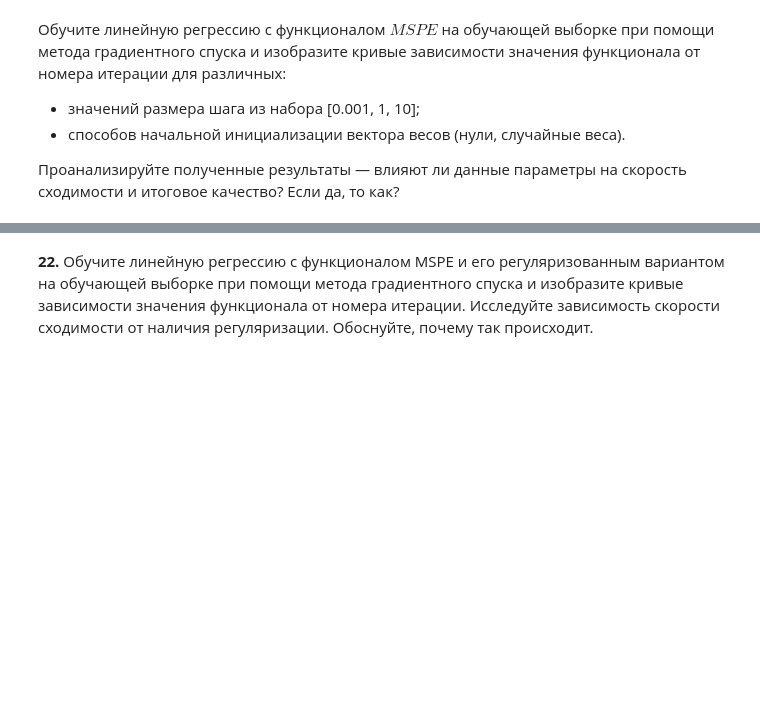
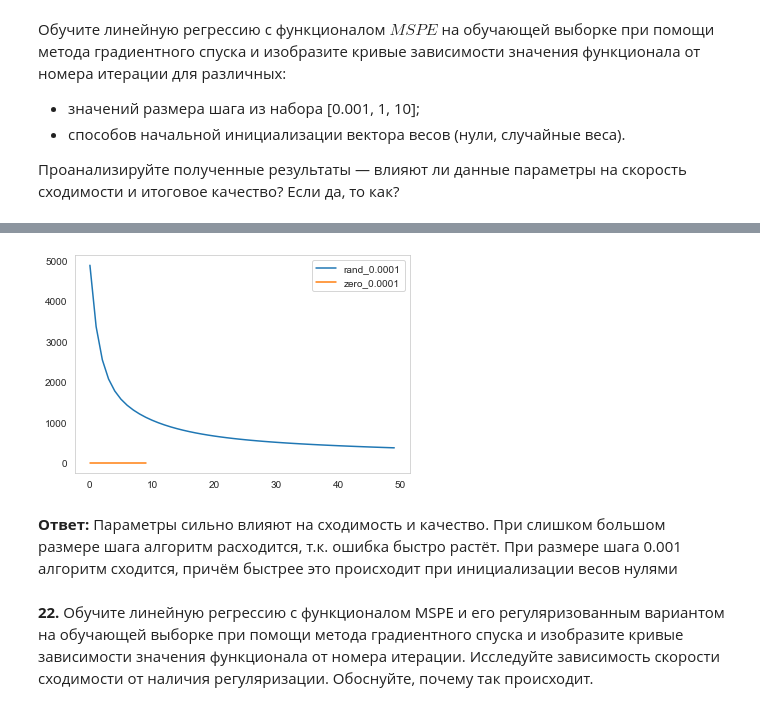
Before and after one commit to A-simo/3-sem-bigdata-lab, a Jupyter notebook: АДВР_(ШабановАО_мбд2032)_homework_practice_01_linregr.ipynb, the cells around one changed output, grey strips where cells are left out. Drawn from its saved outputs; the diff is of its cells as text; code cells hidden in the pictures; blank space fills up the shorter version.

```diff
--- a/АДВР_(ШабановАО_мбд2032)_homework_practice_01_linregr.ipynb
+++ b/АДВР_(ШабановАО_мбд2032)_homework_practice_01_linregr.ipynb
@@ -708,7 +714,10 @@ def get_reg_func(w, X, y):
 # %%
 # возвращает градиент регуляризованного функционала MSPE для выборки (X, y) и вектора весов w
 def get_reg_grad(w, X, y):
-    pass
+    y_pred = make_pred(X, w)
+    loss = y_pred - y
+    z = (loss / (y + 1e-7) / (y + 1e-7)).dot(X)
+    return 2 * z / X.shape[0] + w / X.shape[0]
 # %% [markdown]
 **21.** Реализуйте метод градиентного спуска для описанных функционалов ($MSPE$ и его регуляризованный вариант). Функция должна принимать следующие параметры:
  - X — матрица "объект-признак";
@@ -724,6 +733,3 @@ def get_reg_grad(w, X, y):
  - евклидова норма разности векторов $w$ на соседних итерациях стала меньше, чем eps.
 
 Функция должна возвращать полученный в результате оптимизации вектор $w$ и список значений функционала на каждой итерации.
-# %%
-def grad_descent(X, y, step_size, max_iter, eps, is_reg):
-    # Your code here
@@ -737,0 +773,3 @@ def grad_descent(X, y, step_size, max_iter, eps, is_reg):
+# %%
+w = np.random.rand(X_train.shape[1])
+_, history, _ = grad_descent(X_train, y_train, w, 1e-4, 500, 1e-4, False, True)
@@ -737,0 +794,11 @@ def grad_descent(X, y, step_size, max_iter, eps, is_reg):
+# %%
+hists = []
+for lr in [10, 1, 0.0001]:
+    w = np.random.rand(X_train.shape[1])
+    _, history, success = grad_descent(X_train, y_train, w, lr, 50, 1e-4, False, False)
+    hists.append(('rand', lr, success, history))
+    print(f'Complete training with random weights init for lr {lr}')
+    w = np.zeros(X_train.shape[1])
+    _, history, success = grad_descent(X_train, y_train, w, lr, 50, 1e-4, False, False)
+    hists.append(('zero', lr, success, history))
+    print(f'Complete training with zero weights init for lr {lr}')
@@ -738,2 +816,15 @@ def grad_descent(X, y, step_size, max_iter, eps, is_reg):
+# %%
+from matplotlib import pyplot as plt
+for init_type, lr, success, history in hists:
+    if success:
+        plt.plot(np.arange(len(history)), history, label=f'{init_type}_{lr}')
+plt.legend()
+plt.grid()
+
+plt.show()
+# %% [output]
+[figure, added]
+# %% [markdown]
+**Ответ:** Параметры сильно влияют на сходимость и качество. При слишком большом размере шага алгоритм расходится, т.к. ошибка быстро растёт. При размере шага 0.001 алгоритм сходится, причём быстрее это происходит при инициализации весов нулями
 # %% [markdown]
 **22.** Обучите линейную регрессию с функционалом MSPE и его регуляризованным вариантом на обучающей выборке при помощи метода градиентного спуска и изобразите кривые зависимости значения функционала от номера итерации. Исследуйте зависимость скорости сходимости от наличия регуляризации. Обоснуйте, почему так происходит.
```
Also changed, not shown: parts of 32 cells of this notebook.
